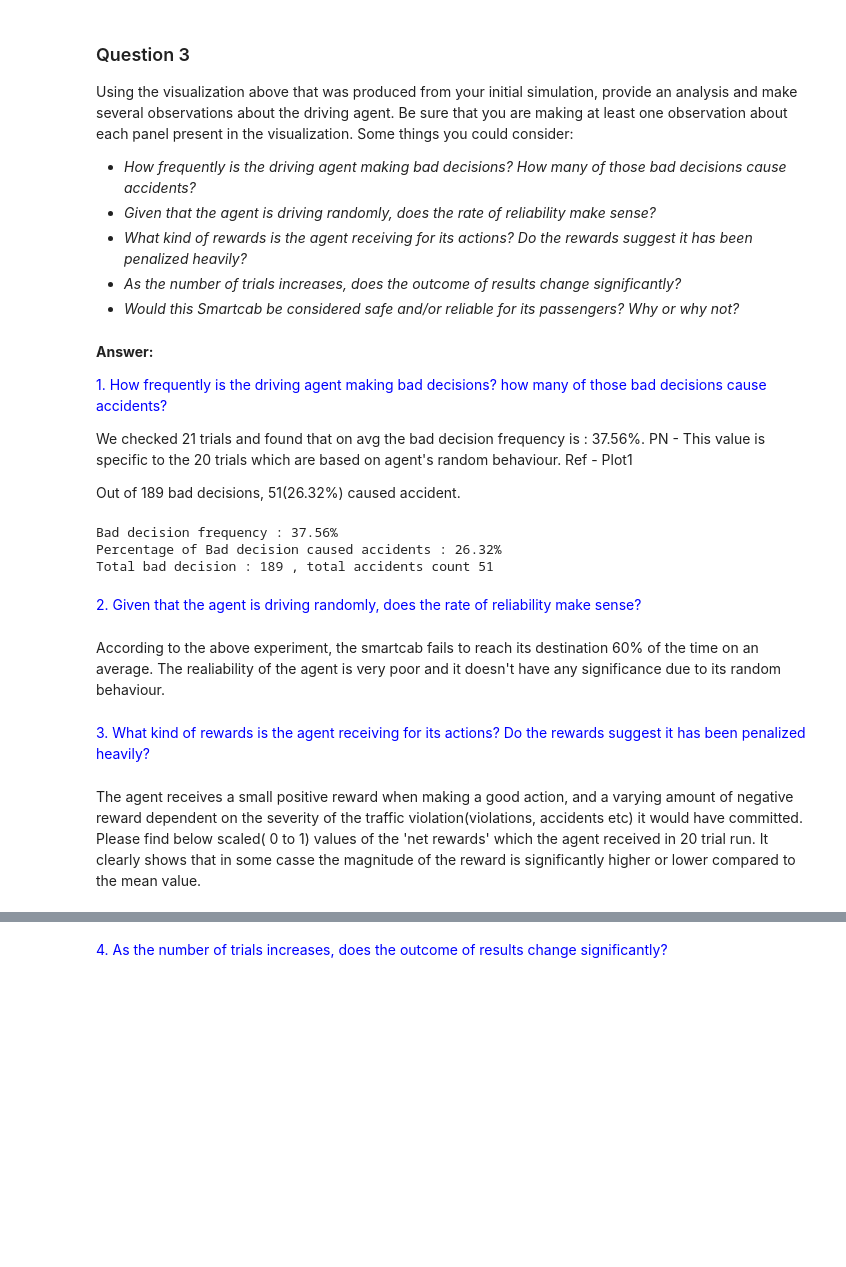
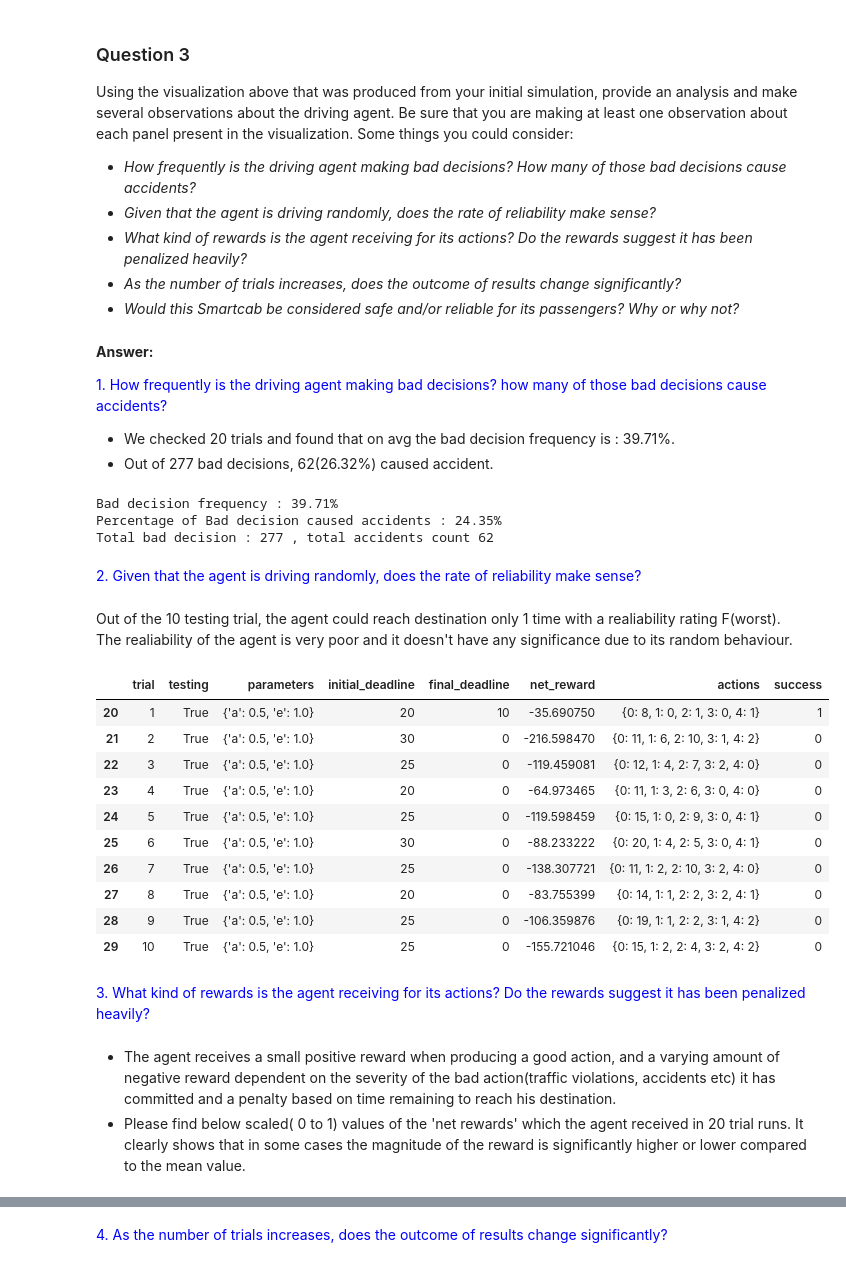
Before and after one commit to manas-mukherjee/MLTools, a Jupyter notebook: src/mlnd-projects/ReinforcementLearning/smartcab/smartcab.ipynb, the cells around one changed output, grey strips where cells are left out. Saved outputs shown, nothing was run; the diff lists cells and outputs as text; code cells hidden in the pictures; blank space fills up the shorter version.

Commit message:
ReinforcementLearning(SmartCab) - Submit for review

```diff
--- a/src/mlnd-projects/ReinforcementLearning/smartcab/smartcab.ipynb
+++ b/src/mlnd-projects/ReinforcementLearning/smartcab/smartcab.ipynb
@@ -122,9 +122,8 @@ Using the visualization above that was produced from your initial simulation, pr
 
 <font color="blue">1. How frequently is the driving agent making bad decisions? how many of those bad decisions cause accidents?</font>
 
-We checked 21 trials and found that on avg the bad decision frequency is : 37.56%. PN - This value is specific to the 20 trials which are based on agent's random behaviour. Ref - Plot1
-
-Out of 189 bad decisions, 51(26.32%) caused accident.
+- We checked 20 trials and found that on avg the bad decision frequency is : 39.71%.
+- Out of 277 bad decisions, 62(26.32%) caused accident.
 # %%
 # Decision Frequency Calculation Logic
 import pandas as pd
@@ -133,7 +132,7 @@ import ast
 from IPython.display import display
 from sklearn.preprocessing import MinMaxScaler
 
-data = pd.read_csv('sim_no-learning_22Trials.csv')
+data = pd.read_csv("logs/sim_no-learning.csv")
 
 time_spent = data['initial_deadline'] - data['final_deadline']
 good_decision_count = data['actions'].apply(lambda x: ast.literal_eval(x)[0])
@@ -143,18 +142,33 @@ print ("Bad decision frequency : {:0.2f}%".format((bad_decision_count/time_spent
 print ("Percentage of Bad decision caused accidents : {:0.2f}%".format((bad_decision_accident_count/bad_decision_count).mean()*100))
 print ("Total bad decision : {:d} , total accidents count {:d} ".format(bad_decision_count.sum(), bad_decision_accident_count.sum()))
 # %% [output]
-Bad decision frequency : 37.56%
-Percentage of Bad decision caused accidents : 26.32%
-Total bad decision : 189 , total accidents count 51
+Bad decision frequency : 39.71%
+Percentage of Bad decision caused accidents : 24.35%
+Total bad decision : 277 , total accidents count 62
 # %% [markdown]
 <font color="blue"> 2. Given that the agent is driving randomly, does the rate of reliability make sense? </font>
 # %% [markdown]
-According to the above experiment, the smartcab fails to reach its destination 60% of the time on an average. The realiability of the agent is very poor and it doesn't have any significance due to its random behaviour.
+Out of the 10 testing trial, the agent could reach destination only 1 time with a realiability rating F(worst). The realiability of the agent is very poor and it doesn't have any significance due to its random behaviour.
+# %%
+# Reference : Training Trials
+display(data.tail(10))
+# %% [output]
+|  | trial | testing | parameters | initial_deadline | final_deadline | net_reward | actions | success |
+| 20 | 1 | True | {'a': 0.5, 'e': 1.0} | 20 | 10 | -35.690750 | {0: 8, 1: 0, 2: 1, 3: 0, 4: 1} | 1 |
+| 21 | 2 | True | {'a': 0.5, 'e': 1.0} | 30 | 0 | -216.598470 | {0: 11, 1: 6, 2: 10, 3: 1, 4: 2} | 0 |
+| 22 | 3 | True | {'a': 0.5, 'e': 1.0} | 25 | 0 | -119.459081 | {0: 12, 1: 4, 2: 7, 3: 2, 4: 0} | 0 |
+| 23 | 4 | True | {'a': 0.5, 'e': 1.0} | 20 | 0 | -64.973465 | {0: 11, 1: 3, 2: 6, 3: 0, 4: 0} | 0 |
+| 24 | 5 | True | {'a': 0.5, 'e': 1.0} | 25 | 0 | -119.598459 | {0: 15, 1: 0, 2: 9, 3: 0, 4: 1} | 0 |
+| 25 | 6 | True | {'a': 0.5, 'e': 1.0} | 30 | 0 | -88.233222 | {0: 20, 1: 4, 2: 5, 3: 0, 4: 1} | 0 |
+| 26 | 7 | True | {'a': 0.5, 'e': 1.0} | 25 | 0 | -138.307721 | {0: 11, 1: 2, 2: 10, 3: 2, 4: 0} | 0 |
+| 27 | 8 | True | {'a': 0.5, 'e': 1.0} | 20 | 0 | -83.755399 | {0: 14, 1: 1, 2: 2, 3: 2, 4: 1} | 0 |
+| 28 | 9 | True | {'a': 0.5, 'e': 1.0} | 25 | 0 | -106.359876 | {0: 19, 1: 1, 2: 2, 3: 1, 4: 2} | 0 |
+| 29 | 10 | True | {'a': 0.5, 'e': 1.0} | 25 | 0 | -155.721046 | {0: 15, 1: 2, 2: 4, 3: 2, 4: 2} | 0 |
 # %% [markdown]
 
 <font color="blue">3. What kind of rewards is the agent receiving for its actions? Do the rewards suggest it has been penalized heavily? </font>
 # %% [markdown]
-The agent receives a small positive reward when making a good action, and a varying amount of negative reward dependent on the severity of the traffic violation(violations, accidents etc) it would have committed.
-Please find below scaled( 0 to 1) values of the 'net rewards' which the agent received in 20 trial run. It clearly shows that in some casse the magnitude of the reward is significantly higher or lower compared to the mean value.
+- The agent receives a small positive reward when producing a good action, and a varying amount of negative reward dependent on the severity of the bad action(traffic violations, accidents etc) it has committed and a penalty based on time remaining to reach his destination.
+- Please find below scaled( 0 to 1) values of the 'net rewards' which the agent received in 20 trial runs. It clearly shows that in some cases the magnitude of the reward is significantly higher or lower compared to the mean value.
 # %%
 net_reward_nd = (data['net_reward'] - data['net_reward'].mean())/data['net_reward'].std()
```
Also changed, not shown: parts of 15 cells of this notebook, 6 other files.
